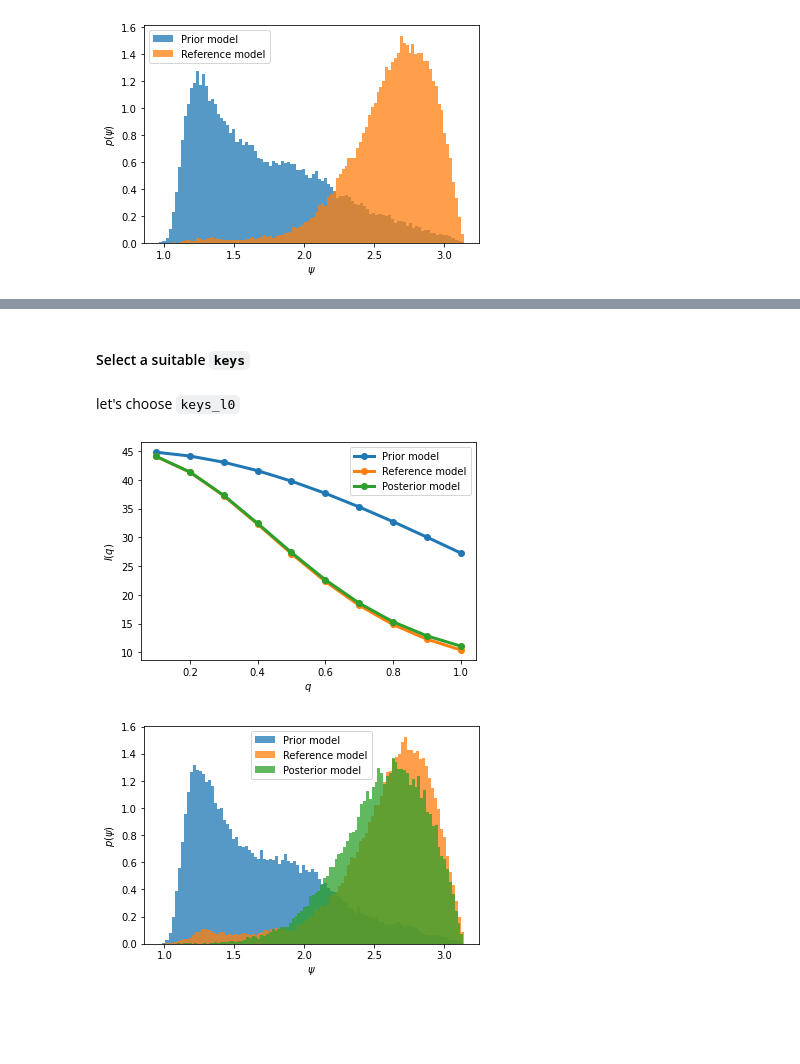
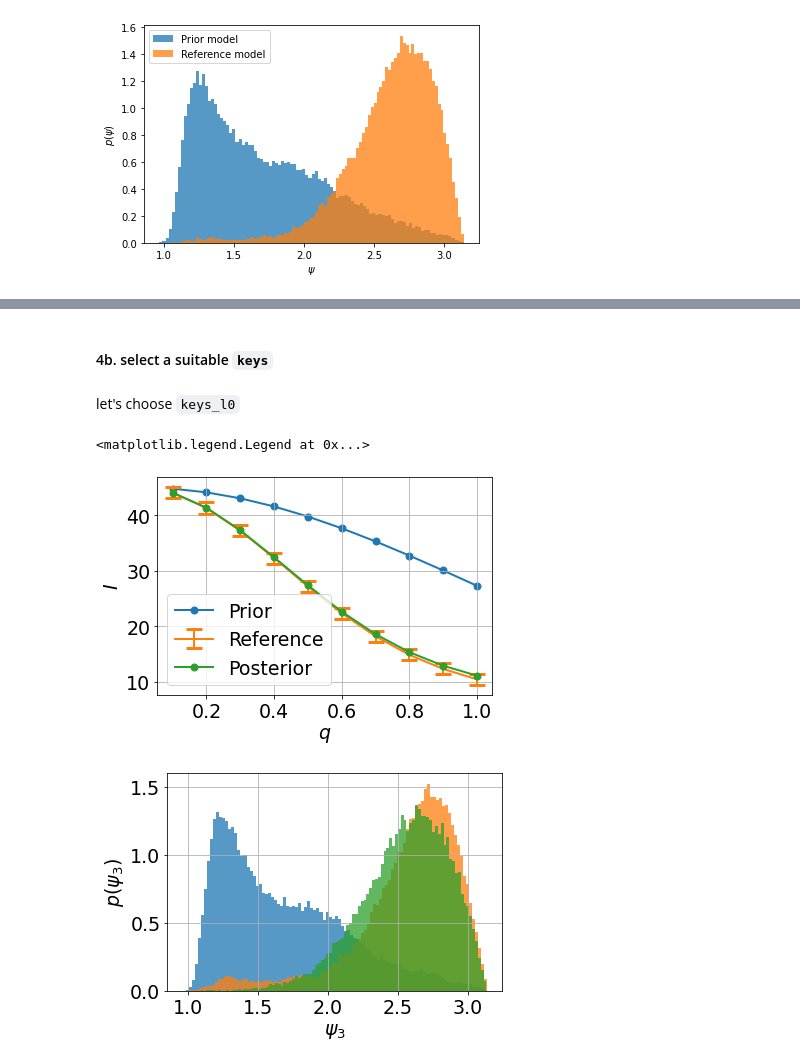
Before and after one commit to DavideDiVora/MD_refinement_on-the-fly, a Jupyter notebook: notebooks/chapter2.ipynb, the cells around one changed output, grey strips where cells are left out. Saved outputs shown, nothing was run; the diff lists cells and outputs as text; code cells hidden in the pictures; blank space fills up the shorter version.

```diff
--- a/notebooks/chapter2.ipynb
+++ b/notebooks/chapter2.ipynb
@@ -27,7 +29,7 @@ keys_prior = {
  'maxbond' : 1.5,
  'q_SAXS' : [0.1, 0.2, 0.3, 0.4, 0.5, 0.6, 0.7, 0.8, 0.9, 1.0],
  'listcutoff' : 3.0,
- 'nstep' : 1000000,
+ 'nstep' : int(1e6),
  'nconfig' : 1000,
  'nstat' : 100,
  'nequilib' : 10000,
@@ -96,11 +106,11 @@ compare different values of the parameters
 keys_l0 = copy.deepcopy(keys_prior)
 
 keys_l0.update({
-    'nstep' : int(301e4),
+    'nstep' : int(3.01e6),# int(3.01e6),
     'exp_SAXS' : smd_test.SAXS,
     'k_SAXS': 0.2,
     'tau_SAXS': 50000.0,
     'sigma_SAXS': [1.0],
-    'nonthefly' : int(2e6),
+    'nonthefly' : int(2e6), # int(2e6),
     'l_rgyr2' : 0.
 })
@@ -270,5 +282,5 @@ KeyboardInterrupt:
 # %% [markdown]
-#### Select a suitable `keys`
+#### 4b. select a suitable `keys`
 # %% [markdown]
 let's choose `keys_l0`
 # %%
@@ -280,34 +292,47 @@ if is_run:
 else:
     with open("../data/posterior_0.2_50000.pkl", "rb") as file:
         smd_posterior = pickle.load(file)
+# %%
+plt.rcParams.update({'font.size' : 19, 'lines.markersize': 7, 'lines.linewidth': 2})
 # %%
-plt.plot(smd_prior.q_SAXS, smd_prior.SAXS, '-o', label='Prior model', linewidth=3)
-plt.plot(smd_posterior.q_SAXS, smd_posterior.exp_SAXS, '-o', label='Reference model', linewidth=3)
-plt.plot(smd_posterior.q_SAXS, smd_posterior.SAXS, '-o', label='Posterior model', linewidth=3)
-plt.legend()
+plt.figure(figsize=(6, 4))
+plt.plot(smd_prior.q_SAXS, smd_prior.SAXS, '-o', label='Prior', zorder=1)
+# plt.plot(smd_posterior.q_SAXS, smd_posterior.exp_SAXS, '-o', label='Reference', linewidth=3)
+plt.errorbar(smd_posterior.q_SAXS, smd_posterior.exp_SAXS, smd_posterior.sigma_SAXS, label='Reference', capsize=8, capthick=3, zorder=2)
+plt.plot(smd_posterior.q_SAXS, smd_posterior.SAXS, '-o', label='Posterior', zorder=3)
+
 plt.xlabel(r'$q$')
-plt.ylabel(r'$I(q)$')
+plt.ylabel(r'$I$')#\,(q)$')
+plt.grid()
 
+handles, labels = plt.gca().get_legend_handles_labels()
+handles = [handles[0], handles[2], handles[1]]
+labels = [labels[0], labels[2], labels[1]]
+plt.legend(handles, labels, loc='lower left')
 
-# plt.savefig('images/chap2_SAXSlfinal.pdf', format='pdf', bbox_inches='tight')
+# plt.savefig('../images/chap2_SAXSlfinal2.pdf', format='pdf', bbox_inches='tight')
 
-plt.show()
+# plt.show()
 # %% [output]
+<matplotlib.legend.Legend at 0x...>
-[figure, old version]
+[figure, new version]
 # %%
 ndata = smd_posterior.nstep - smd_posterior.nonthefly - smd_posterior.nequilib  # data collection phase
 
-plt.hist(smd_prior.angle[3], bins=100, density=True, alpha=0.75, label='Prior model')
-plt.hist(smd_test.angle[3], bins=100, density=True, alpha=0.75, label='Reference model')
-plt.hist(smd_posterior.angle[3][-ndata:], bins=100, density=True, alpha=0.75, label='Posterior model')
-plt.xlabel(r'$\psi$')
-plt.ylabel(r'$p(\psi)$')
-plt.legend()
+plt.figure(figsize=(6, 4))
+plt.hist(smd_prior.angle[3], bins=100, density=True, alpha=0.75, label='Prior')# model')
+plt.hist(smd_test.angle[3], bins=100, density=True, alpha=0.75, label='Reference')# model')
+plt.hist(smd_posterior.angle[3][-ndata:], bins=100, density=True, alpha=0.75, label='Posterior')# model')
+plt.xlabel(r'$\psi_3$')
+plt.ylabel(r'$p(\psi_3)$')
+# plt.legend()
+plt.grid()
 
+# plt.savefig('../images/chap2_angular_distrib_noleg.pdf', format='pdf', bbox_inches='tight')
 
 plt.show()
 # %% [output]
-[figure, old version]
+[figure, new version]
 # %%
 t = np.array(smd_posterior.statistics).T[1][:-ndata//smd_posterior.nstat]
 lambda0 = smd_posterior.lambda_otf[0][:-ndata//smd_posterior.nstat]
```
Also changed, not shown: parts of 12 cells of this notebook, 2 other files.
